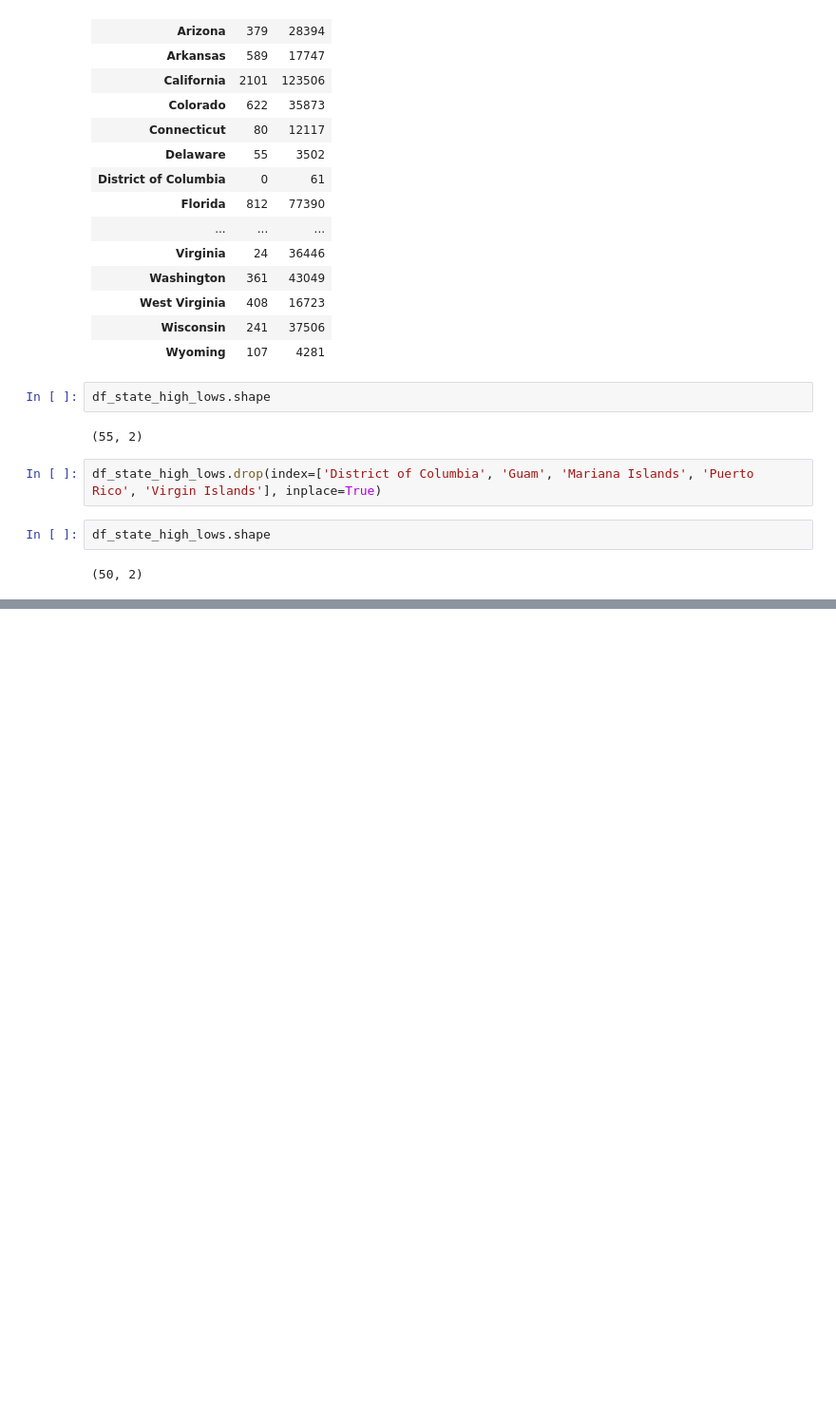
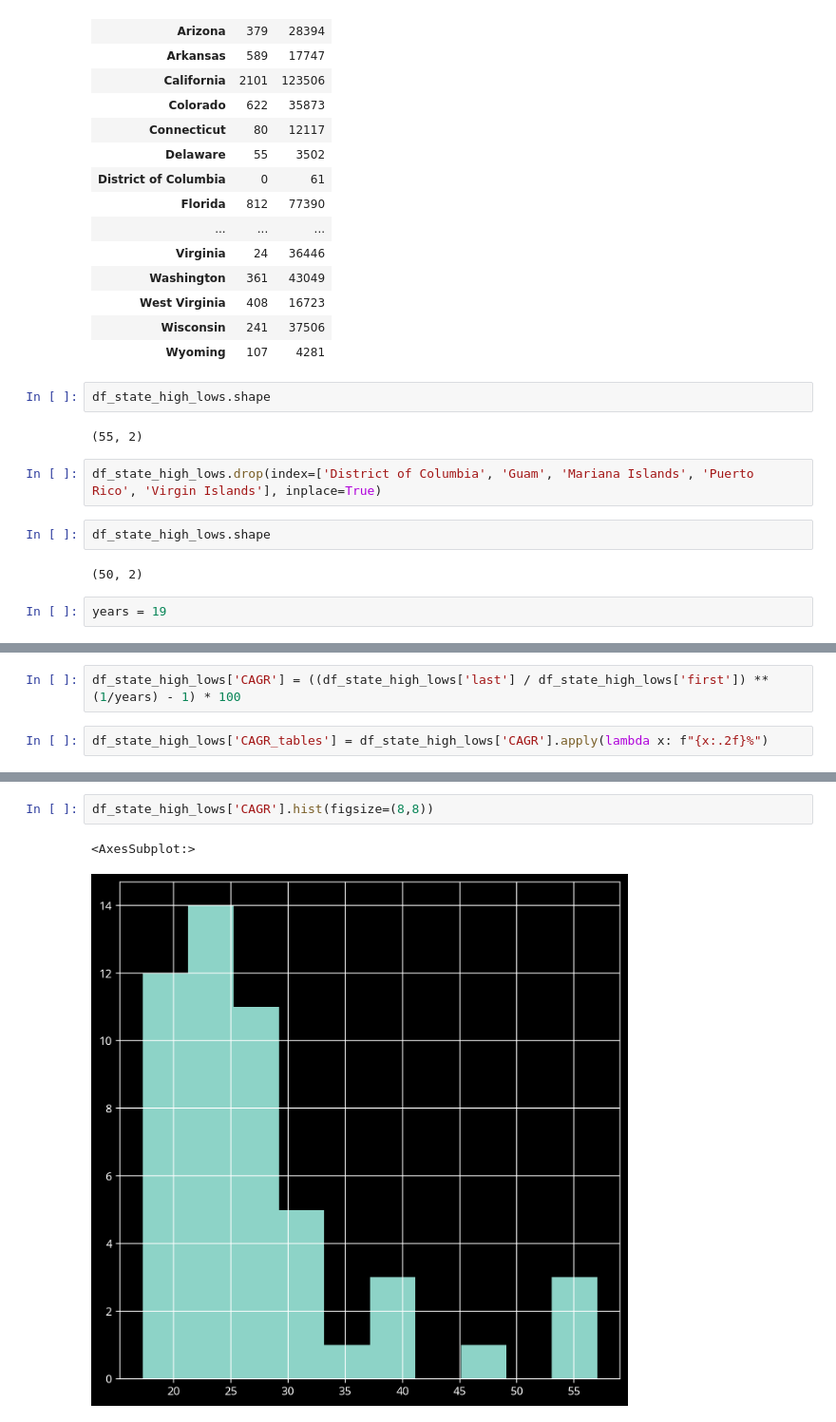
Before and after one commit to roodhouse/udacity_notebooks, a Jupyter notebook: projects/database_ncis_and_census_data/explore.ipynb, the cells around one changed output, grey strips where cells are left out. Shown at 95% size. Drawn from its saved outputs; the diff is of its cells as text; blank space fills up the shorter version.

```diff
--- a/projects/database_ncis_and_census_data/explore.ipynb
+++ b/projects/database_ncis_and_census_data/explore.ipynb
@@ -464,3 +464,5 @@ df_state_high_lows.drop(index=['District of Columbia', 'Guam', 'Mariana Islands'
 df_state_high_lows.shape
 # %% [output]
 (50, 2)
+# %%
+years = 19
@@ -466,0 +471,4 @@ df_state_high_lows.shape
+# %%
+df_state_high_lows['CAGR'] = ((df_state_high_lows['last'] / df_state_high_lows['first']) ** (1/years) - 1) * 100
+# %%
+df_state_high_lows['CAGR_tables'] = df_state_high_lows['CAGR'].apply(lambda x: f"{x:.2f}%")
@@ -466,0 +484,5 @@ df_state_high_lows.shape
+# %%
+df_state_high_lows['CAGR'].hist(figsize=(8,8))
+# %% [output]
+<AxesSubplot:>
+[figure, added]
```
Also changed, not shown: parts of 8 cells of this notebook.
